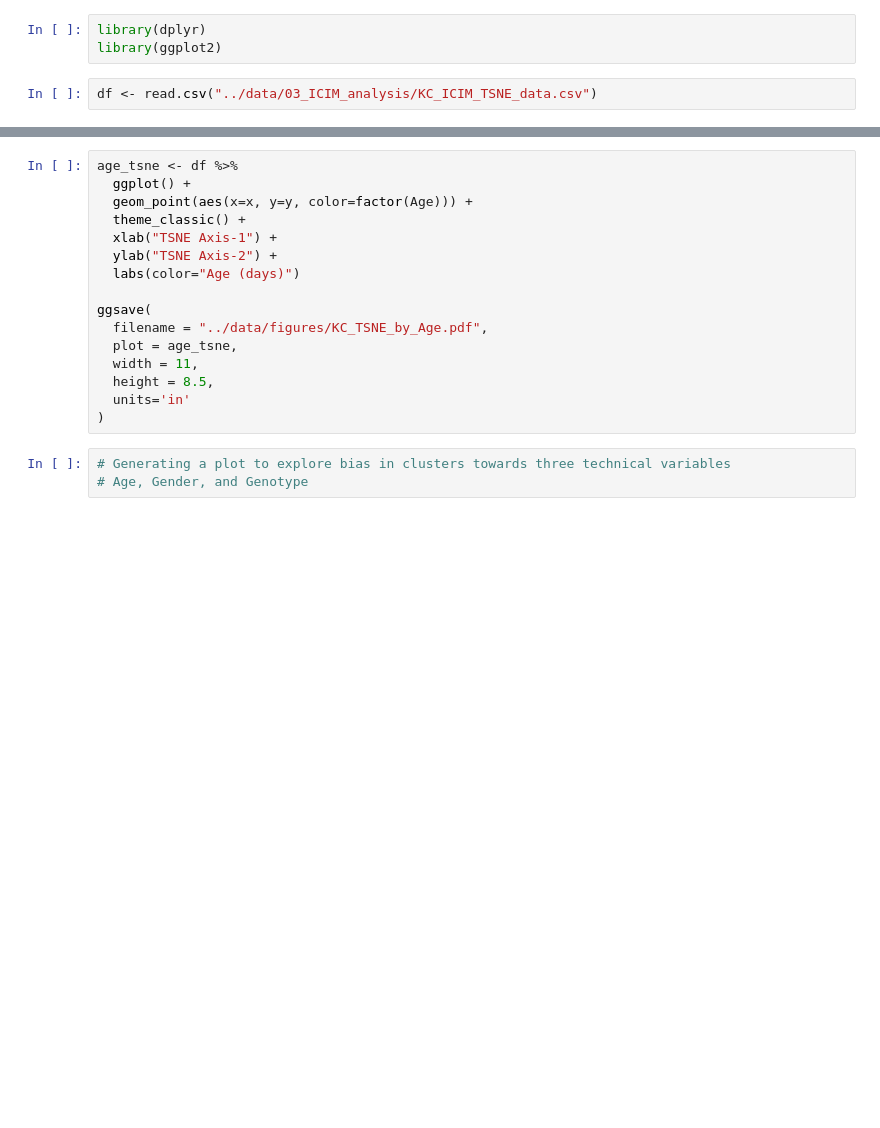
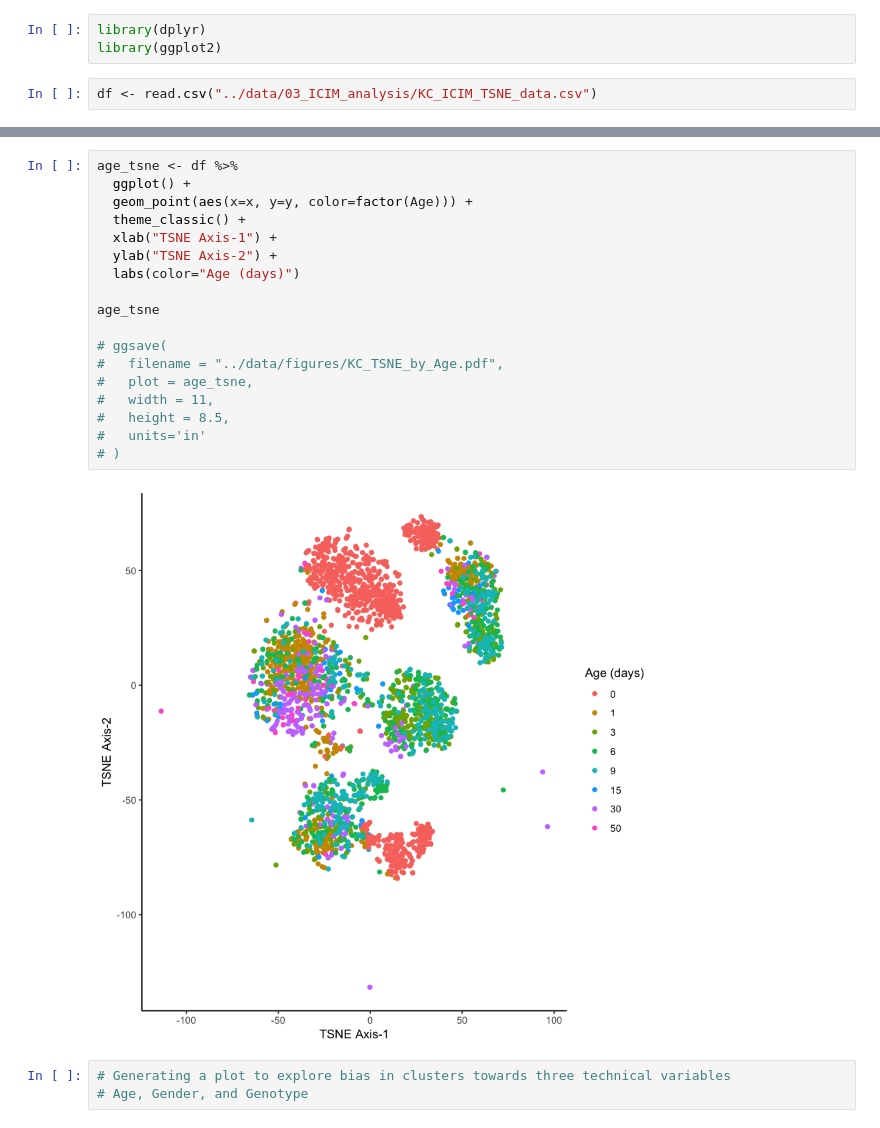
Before and after one commit to DeepSeq-KC/DS_Kenyon_Cells, a Jupyter notebook: notebook/02_plotting_tsne_R.ipynb, the cells around one changed output, grey strips where cells are left out. Drawn from its saved outputs; the diff is of its cells as text; blank space fills up the shorter version.

```diff
--- a/notebook/02_plotting_tsne_R.ipynb
+++ b/notebook/02_plotting_tsne_R.ipynb
@@ -38,19 +45,23 @@ ggsave(
 # %%
 age_tsne <- df %>%
   ggplot() +
   geom_point(aes(x=x, y=y, color=factor(Age))) +
   theme_classic() +
   xlab("TSNE Axis-1") +
   ylab("TSNE Axis-2") +
   labs(color="Age (days)")
 
-ggsave(
-  filename = "../data/figures/KC_TSNE_by_Age.pdf",
-  plot = age_tsne,
-  width = 11,
-  height = 8.5,
-  units='in'
-)
+age_tsne
+
+# ggsave(
+#   filename = "../data/figures/KC_TSNE_by_Age.pdf",
+#   plot = age_tsne,
+#   width = 11,
+#   height = 8.5,
+#   units='in'
+# )
+# %% [output]
+[figure, added]
 # %%
 # Generating a plot to explore bias in clusters towards three technical variables
 # Age, Gender, and Genotype
```
Also changed, not shown: parts of 4 cells of this notebook.
